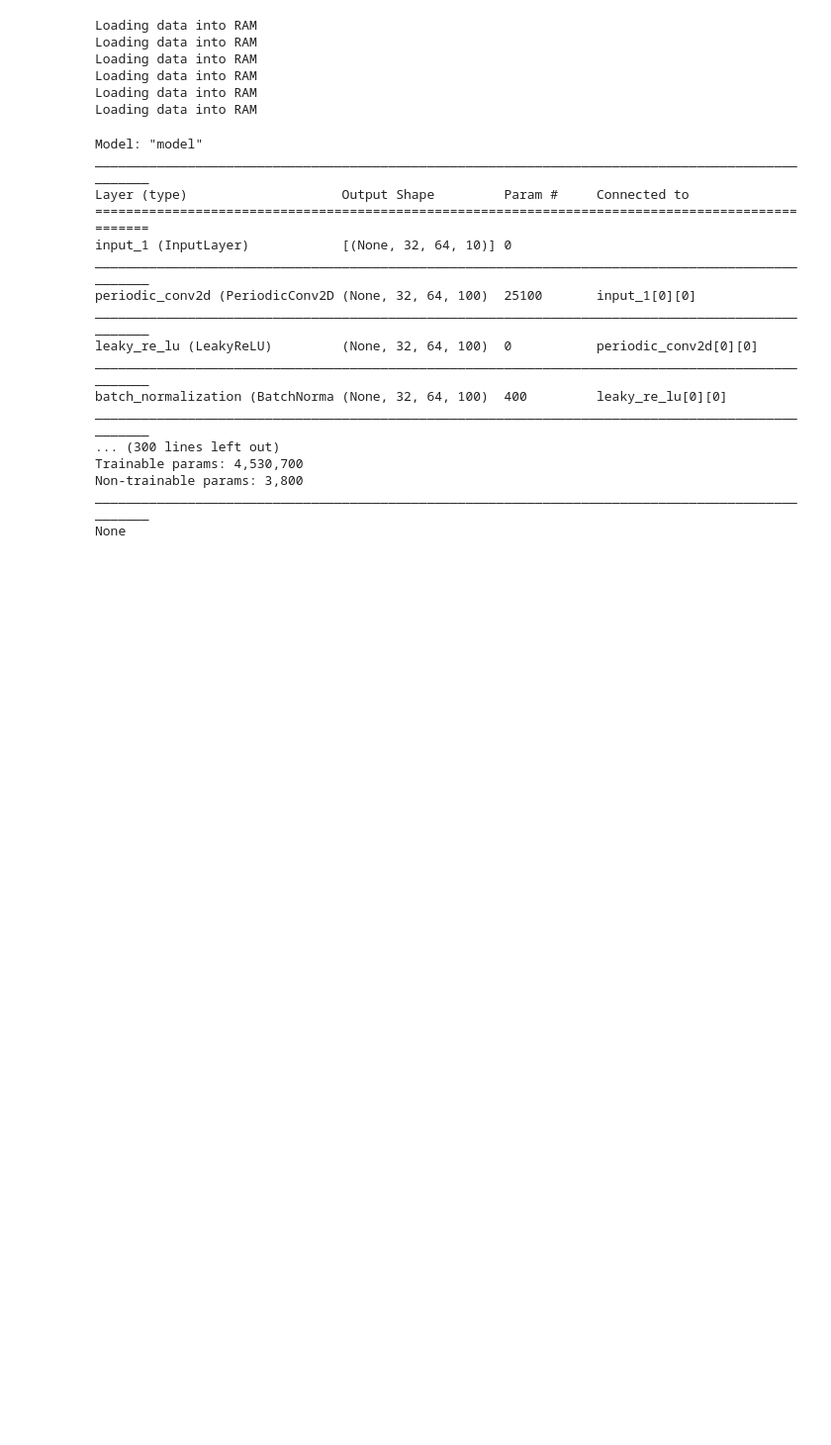
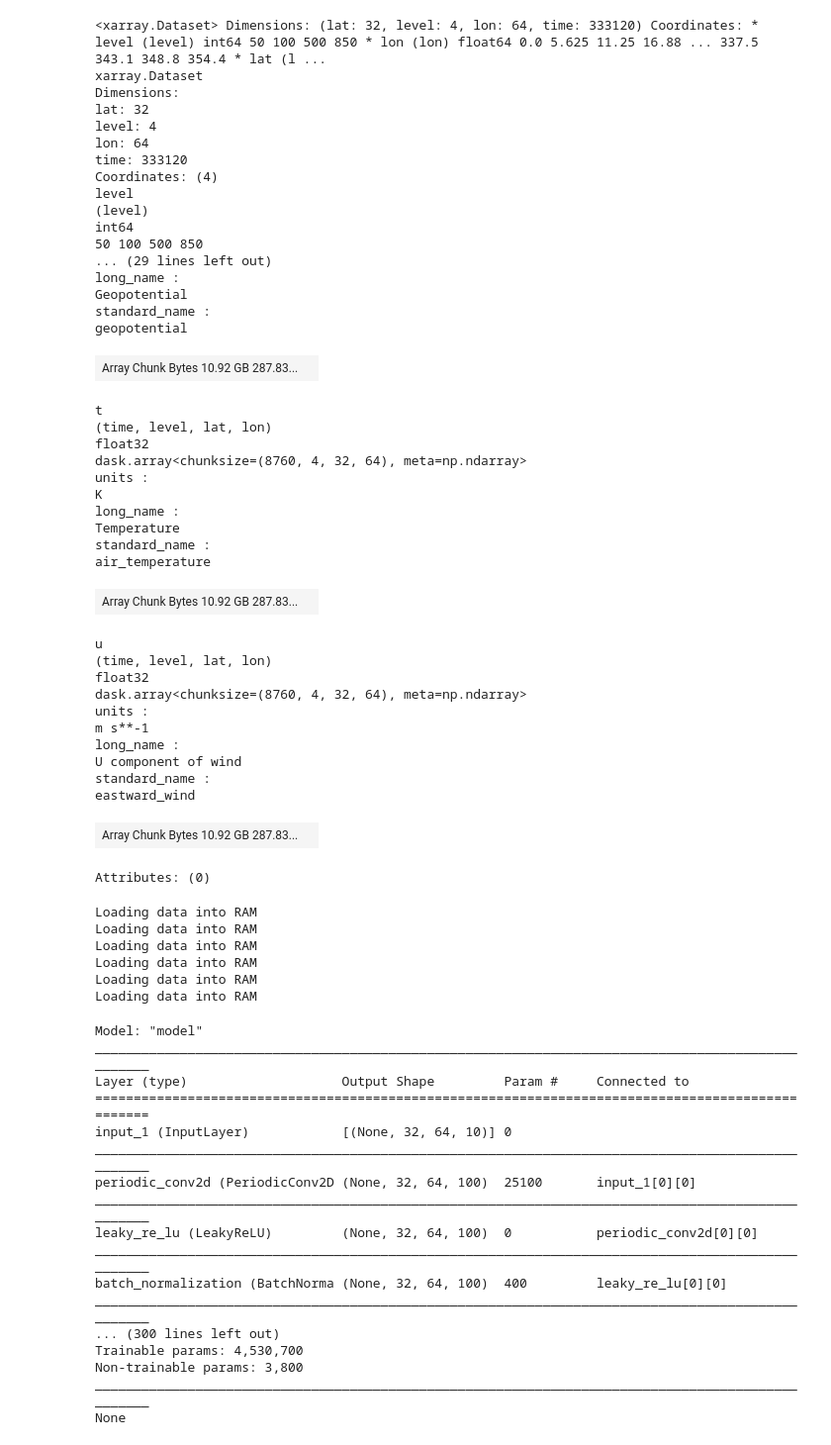
Before and after one commit to mc4117/ResNet_Weather, a Jupyter notebook: neural_notebooks/categorical/categorical_multidata.ipynb, the cells around one changed output. Shown at 99% size. Saved outputs shown, nothing was run; the diff lists cells and outputs as text; code cells hidden in the pictures; blank space fills up the shorter version.

```diff
--- a/neural_notebooks/categorical/categorical_multidata.ipynb
+++ b/neural_notebooks/categorical/categorical_multidata.ipynb
@@ -20,7 +20,8 @@ var_dict = {
     'specific_humidity': ('q', [850]),
     '2m_temperature': ('t2m', None),
     'potential_vorticity': ('pv', [50, 100]),
-    'constants': ['lsm', 'orography']
+    'constants': ['lsm', 'orography'],
+    #'u_component_of_wind': ('u', [50, 100])
 }
 
 ds_list = []
@@ -40,6 +41,50 @@ ds_whole = xr.merge(ds_list)
 # In this notebook let's only load a subset of the training data
 ds_train = ds_whole.sel(time=slice('1979', '2016'))
 ds_test = ds_whole.sel(time=slice('2017', '2018'))
+# %%
+ds_train
+# %% [output]
+<xarray.Dataset> Dimensions: (lat: 32, level: 4, lon: 64, time: 333120) Coordinates: * level (level) int64 50 100 500 850 * lon (lon) float64 0.0 5.625 11.25 16.88 ... 337.5 343.1 348.8 354.4 * lat (l ...
+xarray.Dataset
+Dimensions:
+lat: 32
+level: 4
+lon: 64
+time: 333120
+Coordinates: (4)
+level
+(level)
+int64
+50 100 500 850
+... (29 lines left out)
+long_name :
+Geopotential
+standard_name :
+geopotential
+| Array Chunk Bytes 10.92 GB 287.83... |  |
+t
+(time, level, lat, lon)
+float32
+dask.array<chunksize=(8760, 4, 32, 64), meta=np.ndarray>
+units :
+K
+long_name :
+Temperature
+standard_name :
+air_temperature
+| Array Chunk Bytes 10.92 GB 287.83... |  |
+u
+(time, level, lat, lon)
+float32
+dask.array<chunksize=(8760, 4, 32, 64), meta=np.ndarray>
+units :
+m s**-1
+long_name :
+U component of wind
+standard_name :
+eastward_wind
+| Array Chunk Bytes 10.92 GB 287.83... |  |
+Attributes: (0)
 # %%
 class DataGenerator(keras.utils.Sequence):
     def __init__(self, ds, var_dict, lead_time, batch_size=32, shuffle=True, load=True,
```
Also changed, not shown: 45 other files.
